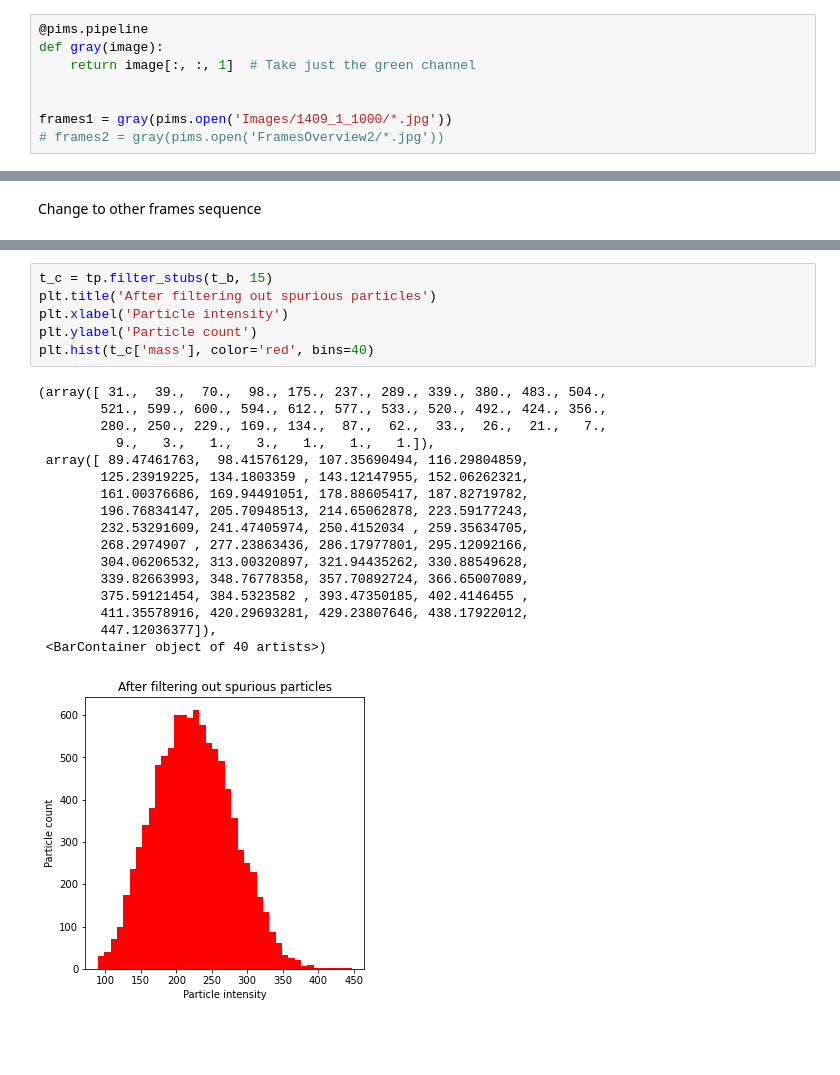
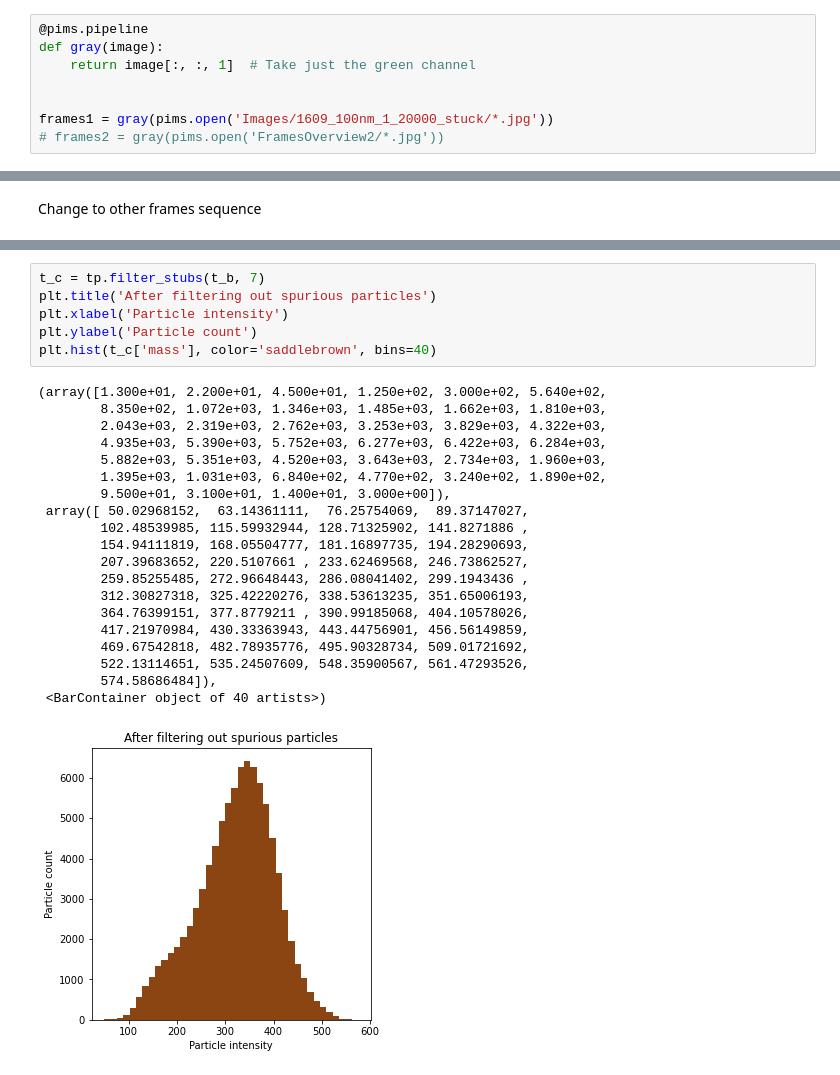
Before and after one commit to nanoepics/epicsjukebox, a Jupyter notebook: Notebooks/Ingmar/AnalysisBF_Full.ipynb, the cells around one changed output, grey strips where cells are left out. Drawn from its saved outputs; the diff is of its cells as text; blank space fills up the shorter version.

```diff
--- a/Notebooks/Ingmar/AnalysisBF_Full.ipynb
+++ b/Notebooks/Ingmar/AnalysisBF_Full.ipynb
@@ -79,7 +79,7 @@ def gray(image):
     return image[:, :, 1]  # Take just the green channel
 
 
-frames1 = gray(pims.open('Images/1409_1_1000/*.jpg'))
+frames1 = gray(pims.open('Images/1609_100nm_1_20000_stuck/*.jpg'))
 # frames2 = gray(pims.open('FramesOverview2/*.jpg'))
 # %%
 frames1
@@ -252,27 +252,30 @@ plt.hist(t_b['mass'], color='red')
 # %%
-t_c = tp.filter_stubs(t_b, 15)
+t_c = tp.filter_stubs(t_b, 7)
 plt.title('After filtering out spurious particles')
 plt.xlabel('Particle intensity')
 plt.ylabel('Particle count')
-plt.hist(t_c['mass'], color='red', bins=40)
+plt.hist(t_c['mass'], color='saddlebrown', bins=40)
 # %% [output]
-(array([ 31.,  39.,  70.,  98., 175., 237., 289., 339., 380., 483., 504.,
-        521., 599., 600., 594., 612., 577., 533., 520., 492., 424., 356.,
-        280., 250., 229., 169., 134.,  87.,  62.,  33.,  26.,  21.,   7.,
-          9.,   3.,   1.,   3.,   1.,   1.,   1.]),
- array([ 89.47461763,  98.41576129, 107.35690494, 116.29804859,
-        125.23919225, 134.1803359 , 143.12147955, 152.06262321,
-        161.00376686, 169.94491051, 178.88605417, 187.82719782,
-        196.76834147, 205.70948513, 214.65062878, 223.59177243,
-        232.53291609, 241.47405974, 250.4152034 , 259.35634705,
-        268.2974907 , 277.23863436, 286.17977801, 295.12092166,
-        304.06206532, 313.00320897, 321.94435262, 330.88549628,
-        339.82663993, 348.76778358, 357.70892724, 366.65007089,
-        375.59121454, 384.5323582 , 393.47350185, 402.4146455 ,
-        411.35578916, 420.29693281, 429.23807646, 438.17922012,
-        447.12036377]),
+(array([1.300e+01, 2.200e+01, 4.500e+01, 1.250e+02, 3.000e+02, 5.640e+02,
+        8.350e+02, 1.072e+03, 1.346e+03, 1.485e+03, 1.662e+03, 1.810e+03,
+        2.043e+03, 2.319e+03, 2.762e+03, 3.253e+03, 3.829e+03, 4.322e+03,
+        4.935e+03, 5.390e+03, 5.752e+03, 6.277e+03, 6.422e+03, 6.284e+03,
+        5.882e+03, 5.351e+03, 4.520e+03, 3.643e+03, 2.734e+03, 1.960e+03,
+        1.395e+03, 1.031e+03, 6.840e+02, 4.770e+02, 3.240e+02, 1.890e+02,
+        9.500e+01, 3.100e+01, 1.400e+01, 3.000e+00]),
+ array([ 50.02968152,  63.14361111,  76.25754069,  89.37147027,
+        102.48539985, 115.59932944, 128.71325902, 141.8271886 ,
+        154.94111819, 168.05504777, 181.16897735, 194.28290693,
+        207.39683652, 220.5107661 , 233.62469568, 246.73862527,
+        259.85255485, 272.96648443, 286.08041402, 299.1943436 ,
+        312.30827318, 325.42220276, 338.53613235, 351.65006193,
+        364.76399151, 377.8779211 , 390.99185068, 404.10578026,
+        417.21970984, 430.33363943, 443.44756901, 456.56149859,
+        469.67542818, 482.78935776, 495.90328734, 509.01721692,
+        522.13114651, 535.24507609, 548.35900567, 561.47293526,
+        574.58686484]),
  <BarContainer object of 40 artists>)
-[figure, old version]
+[figure, new version]
 # %%
 t_d = t_c[((t_c['mass'] > 120) & (t_c['size'] < 2.6) &
          (t_c['ecc'] < 0.5))]
```
Also changed, not shown: parts of 6 cells of this notebook.
